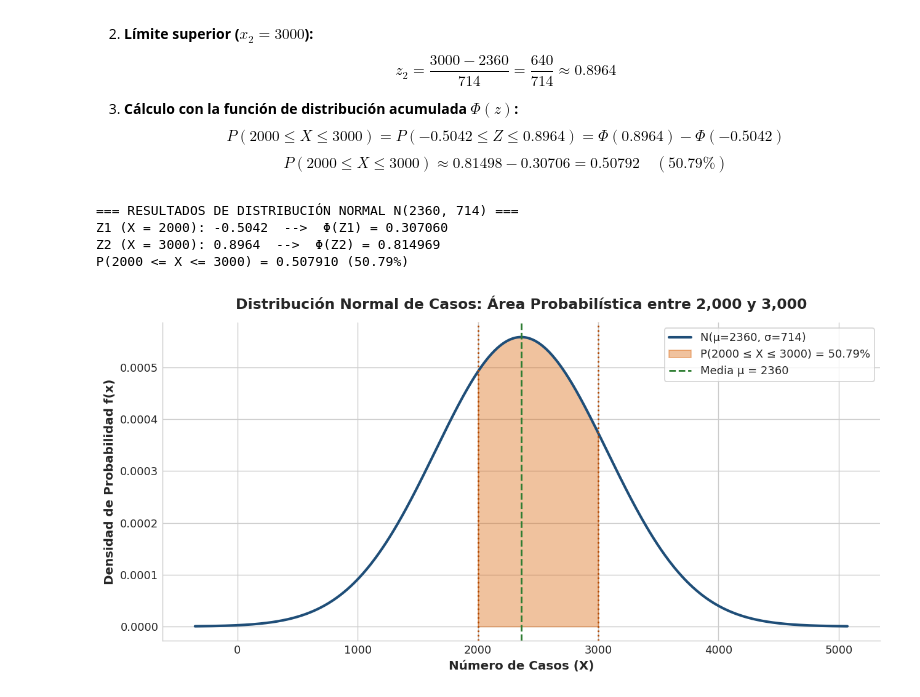
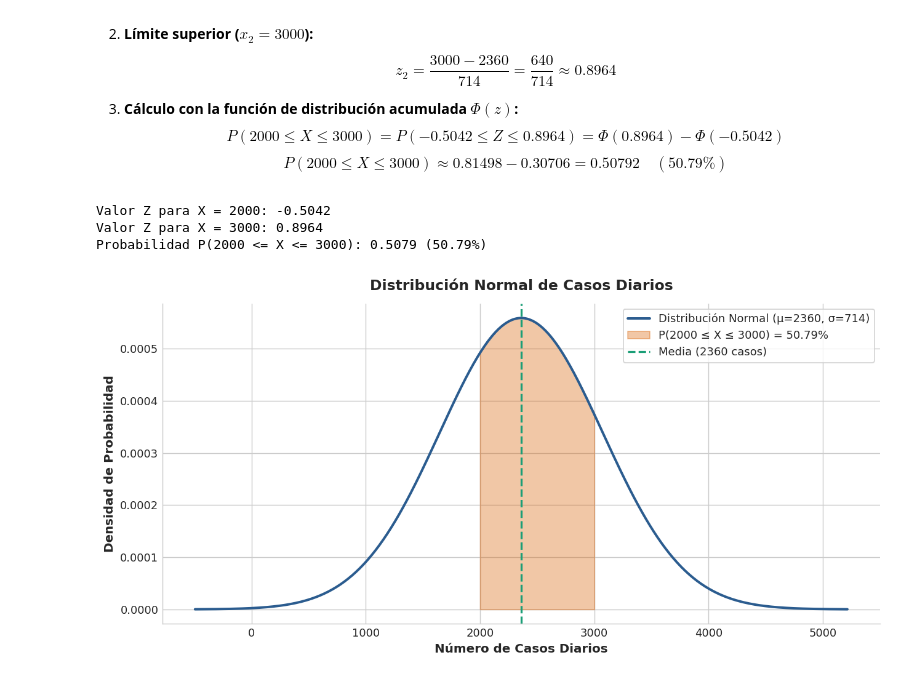
Before and after one commit to 25041098-mxitd/Covid19-Estadistica-Itd-Unidad-VI, a Jupyter notebook: Analisis_COVID19_Mexico_2020_2021.ipynb, the cells around one changed output. Drawn from its saved outputs; the diff is of its cells as text; code cells hidden in the pictures.

```diff
--- a/Analisis_COVID19_Mexico_2020_2021.ipynb
+++ b/Analisis_COVID19_Mexico_2020_2021.ipynb
@@ -581,51 +839,58 @@ Se aplica $Z = \frac{X - \mu}{\sigma}$ en ambos límites:
    $$P(2000 \le X \le 3000) = P(-0.5042 \le Z \le 0.8964) = \Phi(0.8964) - \Phi(-0.5042)$$
    $$P(2000 \le X \le 3000) \approx 0.81498 - 0.30706 = 0.50792 \quad (50.79\%)$$
 # %%
-mu = 2360
-sigma = 714
-x1, x2 = 2000, 3000
+# Parámetros dados en el problema
+media = 2360
+desv_est = 714
+x1 = 2000
+x2 = 3000
 
-z1 = (x1 - mu) / sigma
-z2 = (x2 - mu) / sigma
+# Estandarización a valores Z
+z1 = (x1 - media) / desv_est
+z2 = (x2 - media) / desv_est
 
-phi_z1 = norm.cdf(z1)
-phi_z2 = norm.cdf(z2)
-prob_intervalo = norm.cdf(x2, loc=mu, scale=sigma) - norm.cdf(x1, loc=mu, scale=sigma)
+# Cálculo de P(2000 <= X <= 3000) usando la función de distribución acumulada (CDF)
+prob_intervalo = norm.cdf(x2, loc=media, scale=desv_est) - norm.cdf(x1, loc=media, scale=desv_est)
 
-print("=== RESULTADOS DE DISTRIBUCIÓN NORMAL N(2360, 714) ===")
-print(f"Z1 (X = {x1}): {z1:.4f}  -->  Φ(Z1) = {phi_z1:.6f}")
-print(f"Z2 (X = {x2}): {z2:.4f}  -->  Φ(Z2) = {phi_z2:.6f}")
-print(f"P({x1} <= X <= {x2}) = {prob_intervalo:.6f} ({prob_intervalo * 100:.2f}%)")
+print(f"Valor Z para X = 2000: {z1:.4f}")
+print(f"Valor Z para X = 3000: {z2:.4f}")
+print(f"Probabilidad P(2000 <= X <= 3000): {prob_intervalo:.4f} ({prob_intervalo * 100:.2f}%)")
 
-x_vals = np.linspace(mu - 3.8 * sigma, mu + 3.8 * sigma, 1000)
-y_vals = norm.pdf(x_vals, loc=mu, scale=sigma)
+# Gráfica de la campana de Gauss sombreando el área entre 2000 y 3000 casos
+x = np.linspace(media - 4*desv_est, media + 4*desv_est, 500)
+y = norm.pdf(x, loc=media, scale=desv_est)
 
 fig, ax = plt.subplots(figsize=(10, 5))
-ax.plot(x_vals, y_vals, color='#1F4E78', linewidth=2.3, label=f'N(μ={mu}, σ={sigma})')
+ax.plot(x, y, color='#2B5C8F', linewidth=2.2, label='Distribución Normal (μ=2360, σ=714)')
 
-x_fill = np.linspace(x1, x2, 400)
-y_fill = norm.pdf(x_fill, loc=mu, scale=sigma)
-ax.fill_between(x_fill, y_fill, color='#D95F02', alpha=0.38, label=f'P(2000 ≤ X ≤ 3000) = {prob_intervalo*100:.2f}%')
+x_sombra = np.linspace(x1, x2, 300)
+ax.fill_between(x_sombra, norm.pdf(x_sombra, loc=media, scale=desv_est), color='#D95F02', alpha=0.35,
+                label=f'P(2000 ≤ X ≤ 3000) = {prob_intervalo*100:.2f}%')
+ax.axvline(media, color='#1B9E77', linestyle='--', linewidth=1.8, label='Media (2360 casos)')
 
-ax.axvline(mu, color='#2E7D32', linestyle='--', linewidth=1.6, label=f'Media μ = {mu}')
-ax.axvline(x1, color='#B34700', linestyle=':', linewidth=1.5)
-ax.axvline(x2, color='#B34700', linestyle=':', linewidth=1.5)
-
-ax.set_title('Distribución Normal de Casos: Área Probabilística entre 2,000 y 3,000', fontsize=13, fontweight='bold', pad=12)
-ax.set_xlabel('Número de Casos (X)', fontsize=11, fontweight='bold')
-ax.set_ylabel('Densidad de Probabilidad f(x)', fontsize=11, fontweight='bold')
+ax.set_xlabel(
+    'Número de Casos Diarios',
+    fontsize=11,
+    fontweight='bold'
+)
+ax.set_ylabel('Densidad de Probabilidad', fontsize=11, fontweight='bold')
+ax.set_title(
+    'Distribución Normal de Casos Diarios',
+    fontsize=13,
+    fontweight='bold',
+    pad=12
+)
 ax.legend(frameon=True, fontsize=10)
 ax.spines['top'].set_visible(False)
 ax.spines['right'].set_visible(False)
 
 plt.tight_layout()
 plt.show()
 # %% [output]
-=== RESULTADOS DE DISTRIBUCIÓN NORMAL N(2360, 714) ===
-Z1 (X = 2000): -0.5042  -->  Φ(Z1) = 0.307060
-Z2 (X = 3000): 0.8964  -->  Φ(Z2) = 0.814969
-P(2000 <= X <= 3000) = 0.507910 (50.79%)
+Valor Z para X = 2000: -0.5042
+Valor Z para X = 3000: 0.8964
+Probabilidad P(2000 <= X <= 3000): 0.5079 (50.79%)
-[figure, old version]
+[figure, new version]
 # %%
 pos_total = (df['RESULTADO_ANTIGENO'] == 'Positivo').sum()
 neg_total = (df['RESULTADO_ANTIGENO'] == 'Negativo').sum()
```
Also changed, not shown: parts of 19 cells of this notebook.
